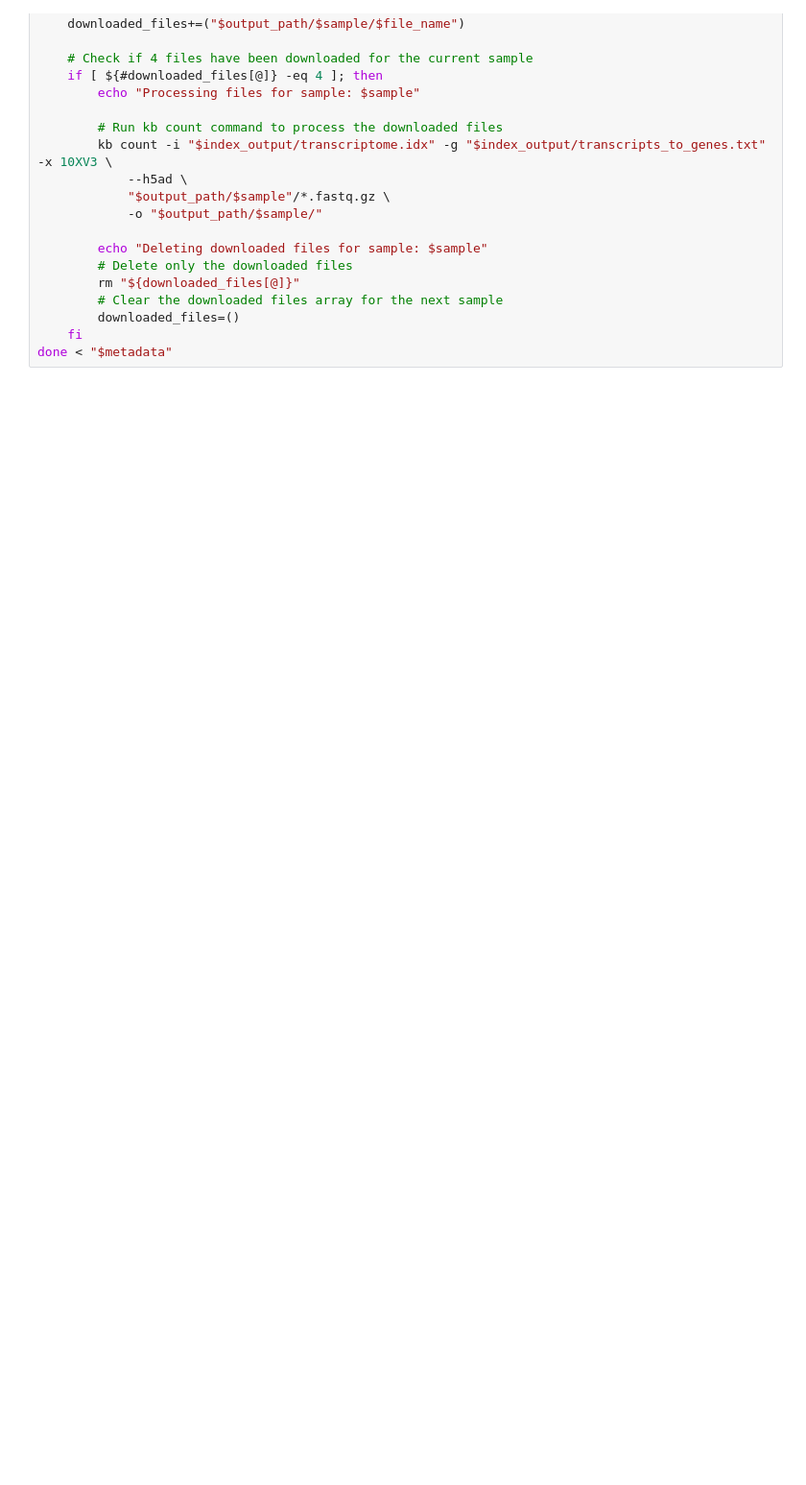
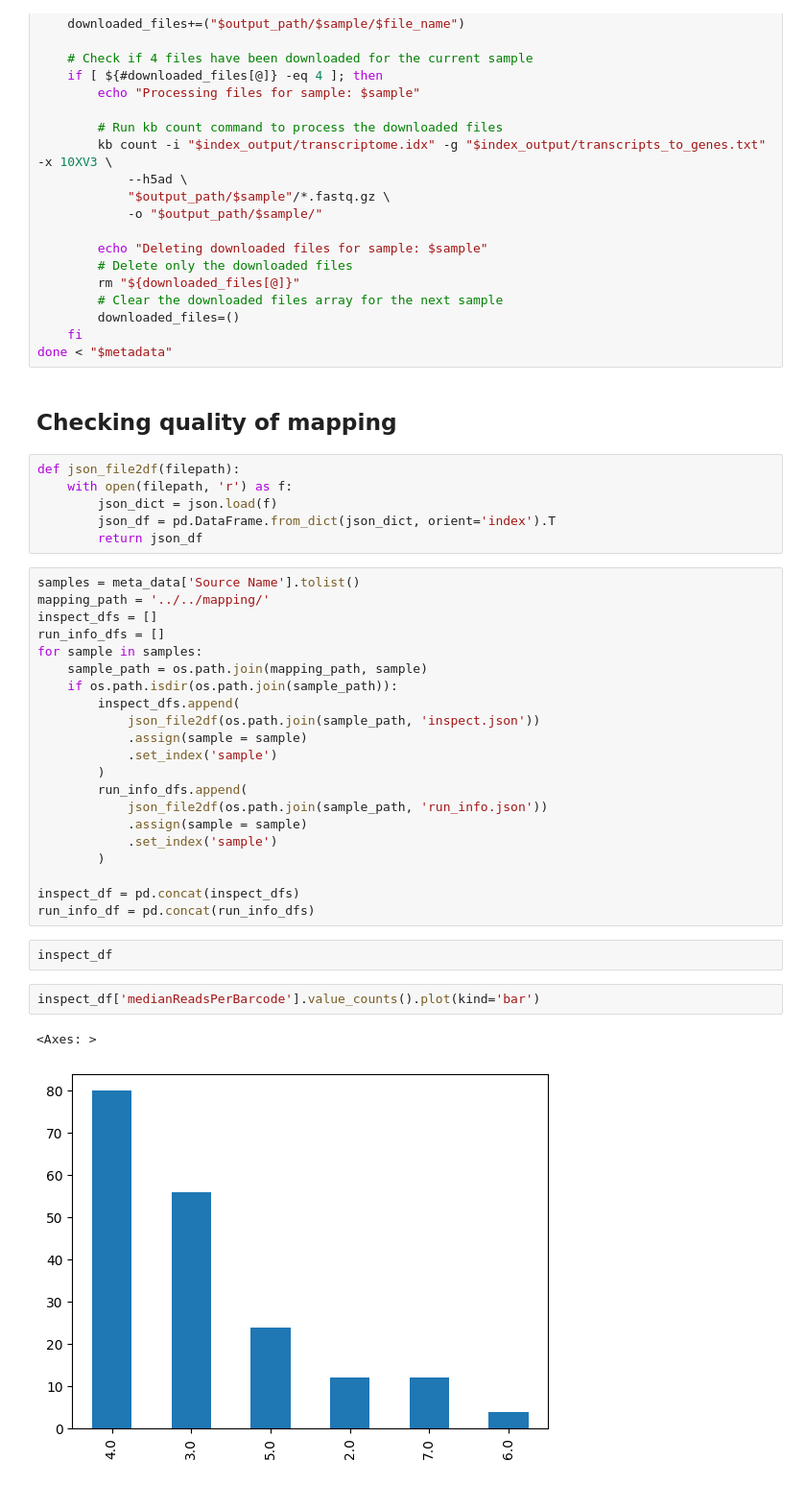
Before and after one commit to Talavera-Lopez-Lab/human_heart_mapping, a Jupyter notebook: 0-raw_data_processing/0-240409-data_loading.ipynb, the cells around one changed output. Shown: that part at 96% size. Drawn from its saved outputs; the diff is of its cells as text; blank space fills up the shorter version.

```diff
--- a/0-raw_data_processing/0-240409-data_loading.ipynb
+++ b/0-raw_data_processing/0-240409-data_loading.ipynb
@@ -264,3 +265,39 @@ while IFS=, read -r index sample url file_name; do
         downloaded_files=()
     fi
 done < "$metadata"
+# %% [markdown]
+## Checking quality of mapping
+# %%
+def json_file2df(filepath):
+    with open(filepath, 'r') as f:
+        json_dict = json.load(f)
+        json_df = pd.DataFrame.from_dict(json_dict, orient='index').T
+        return json_df
+# %%
+samples = meta_data['Source Name'].tolist()
+mapping_path = '../../mapping/'
+inspect_dfs = []
+run_info_dfs = []
+for sample in samples:
+    sample_path = os.path.join(mapping_path, sample)
+    if os.path.isdir(os.path.join(sample_path)):
+        inspect_dfs.append(
+            json_file2df(os.path.join(sample_path, 'inspect.json'))
+            .assign(sample = sample)
+            .set_index('sample')
+        )
+        run_info_dfs.append(
+            json_file2df(os.path.join(sample_path, 'run_info.json'))
+            .assign(sample = sample)
+            .set_index('sample')
+        )
+
+inspect_df = pd.concat(inspect_dfs)
+run_info_df = pd.concat(run_info_dfs)
+# %%
+inspect_df
+# %%
+inspect_df['medianReadsPerBarcode'].value_counts().plot(kind='bar')
+# %% [output]
+<Axes: >
+[figure, added]
```
Also changed, not shown: parts of 1 cell of this notebook.
